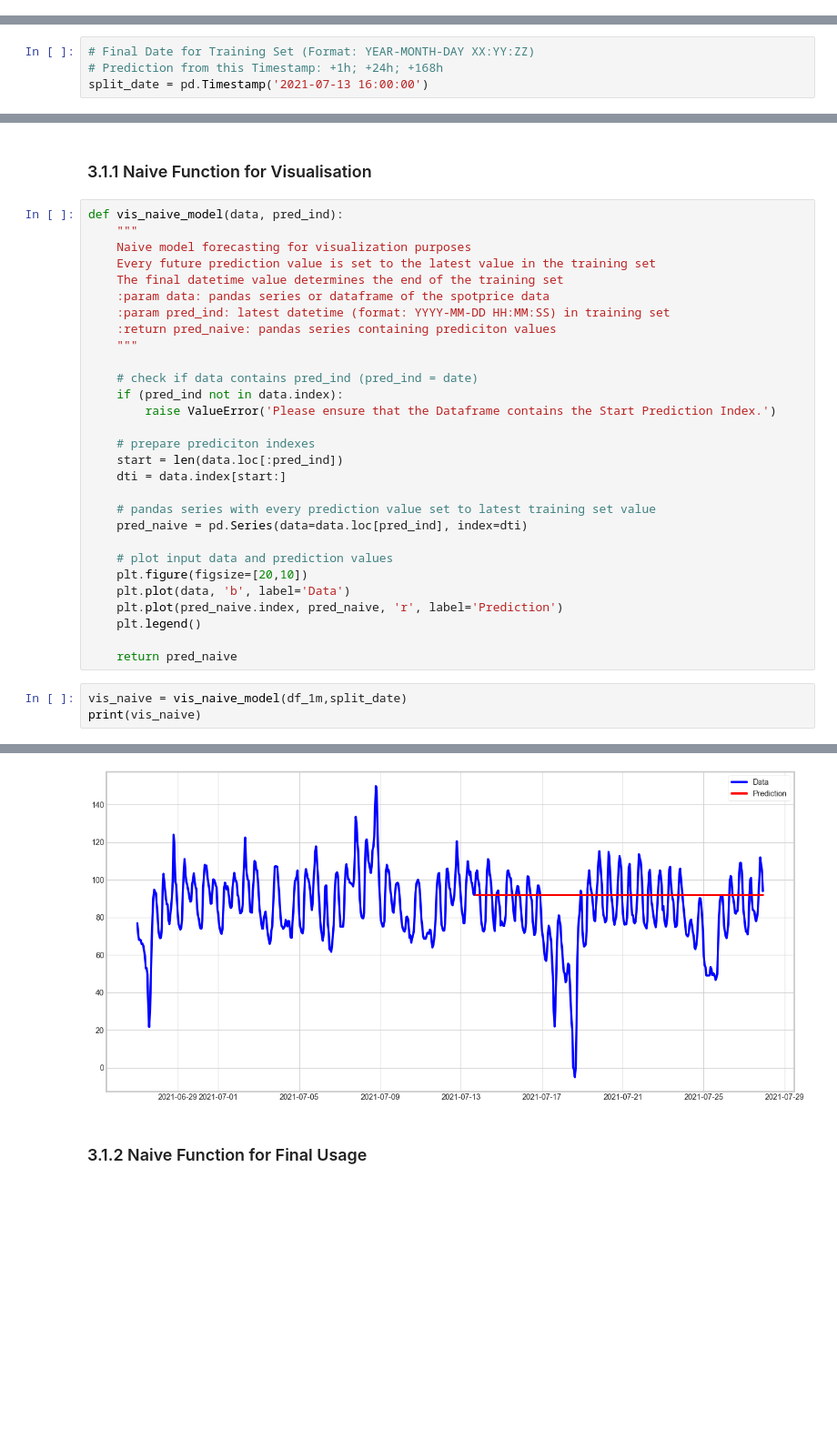
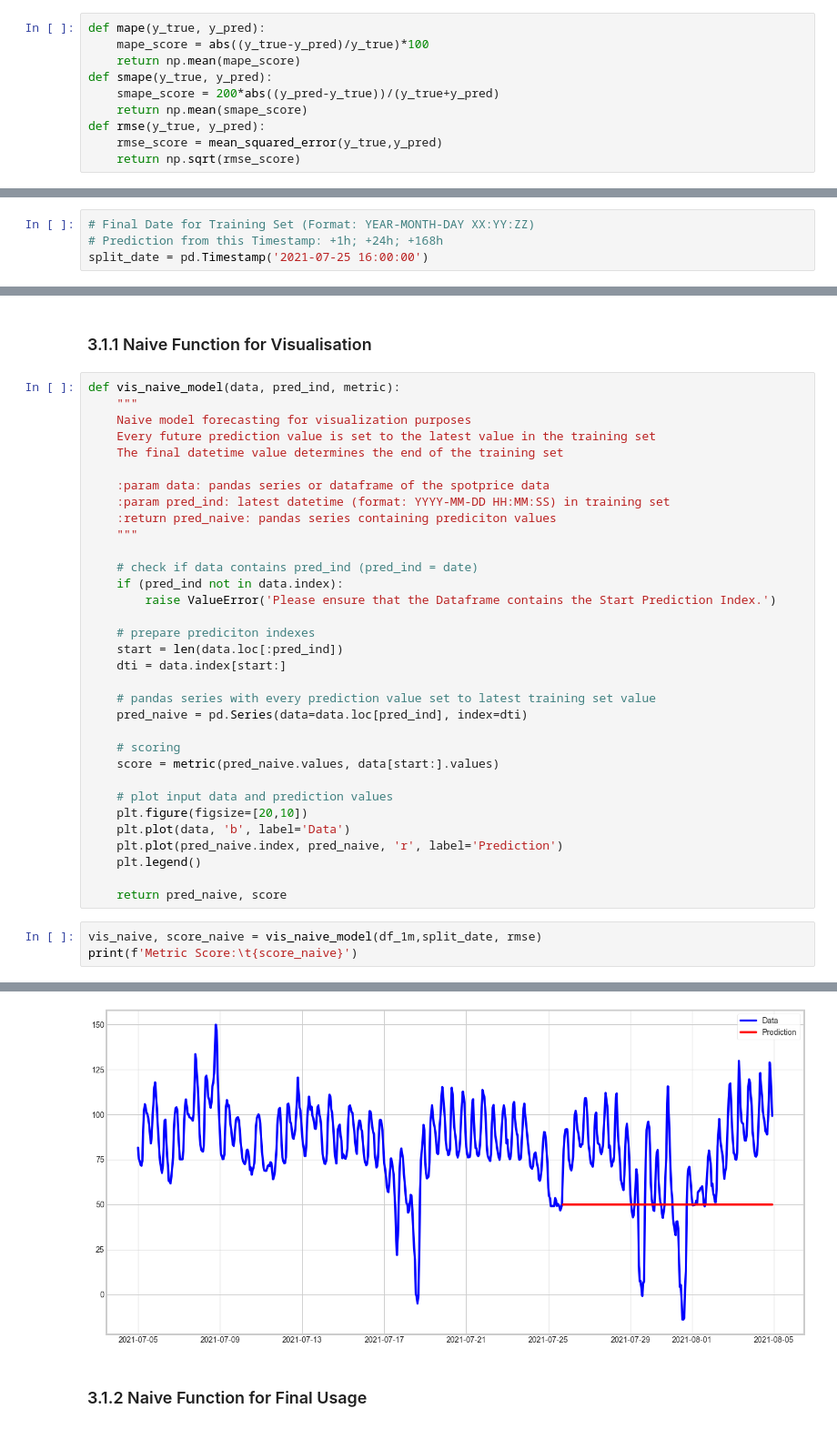
Before and after one commit to kerstinforster/electricity-price-forecasting, a Jupyter notebook: modellab/Stats_Models.ipynb, the cells around one changed output, grey strips where cells are left out. Shown at 91% size. Cells and saved outputs as stored; diff of their text form; blank space fills up the shorter version.

Commit message:
Finished automated Modelpipeline

```diff
--- a/modellab/Stats_Models.ipynb
+++ b/modellab/Stats_Models.ipynb
@@ -129,6 +149,16 @@ df_1d = data_spot.iloc[-192:-169]
+# %%
+def mape(y_true, y_pred):
+    mape_score = abs((y_true-y_pred)/y_true)*100
+    return np.mean(mape_score)
+def smape(y_true, y_pred):
+    smape_score = 200*abs((y_pred-y_true))/(y_true+y_pred)
+    return np.mean(smape_score)
+def rmse(y_true, y_pred):
+    rmse_score = mean_squared_error(y_true,y_pred)
+    return np.sqrt(rmse_score)
 # %% [markdown]
 In the section below, the final datetime for the training set can be determined. For testing purposes, this was used as the final training value, in order to test the functionality for the baseline models.
 # %%
 # Final Date for Training Set (Format: YEAR-MONTH-DAY XX:YY:ZZ)
 # Prediction from this Timestamp: +1h; +24h; +168h
-split_date = pd.Timestamp('2021-07-13 16:00:00')
+split_date = pd.Timestamp('2021-07-25 16:00:00')
@@ -142,11 +169,12 @@ This is the simplest model for prediction and used as a baseline model. This mod
 # %% [markdown]
 ### 3.1.1 Naive Function for Visualisation
 # %%
-def vis_naive_model(data, pred_ind):
+def vis_naive_model(data, pred_ind, metric):
     """
     Naive model forecasting for visualization purposes
     Every future prediction value is set to the latest value in the training set
     The final datetime value determines the end of the training set
+
     :param data: pandas series or dataframe of the spotprice data
     :param pred_ind: latest datetime (format: YYYY-MM-DD HH:MM:SS) in training set
     :return pred_naive: pandas series containing prediciton values
@@ -163,14 +191,17 @@ def vis_naive_model(data, pred_ind):
     # pandas series with every prediction value set to latest training set value
     pred_naive = pd.Series(data=data.loc[pred_ind], index=dti)
 
+    # scoring
+    score = metric(pred_naive.values, data[start:].values)
+
     # plot input data and prediction values
     plt.figure(figsize=[20,10])
     plt.plot(data, 'b', label='Data')
     plt.plot(pred_naive.index, pred_naive, 'r', label='Prediction')
     plt.legend()
 
-    return pred_naive
+    return pred_naive, score
 # %%
-vis_naive = vis_naive_model(df_1m,split_date)
-print(vis_naive)
+vis_naive, score_naive = vis_naive_model(df_1m,split_date, rmse)
+print(f'Metric Score:\t{score_naive}')
 # %% [output]
@@ -189,3 +209,3 @@ Freq: H, Length: 342, dtype: float64
-[figure, old version]
+[figure, new version]
 # %% [markdown]
 ### 3.1.2 Naive Function for Final Usage
```
Also changed, not shown: parts of 85 cells of this notebook.
